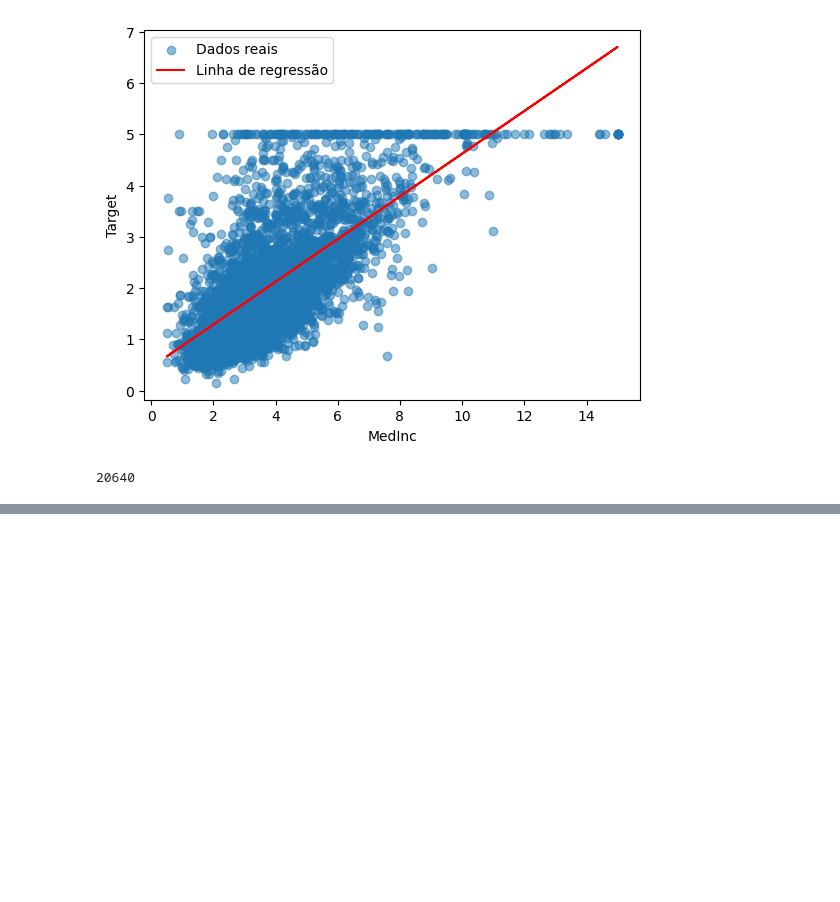
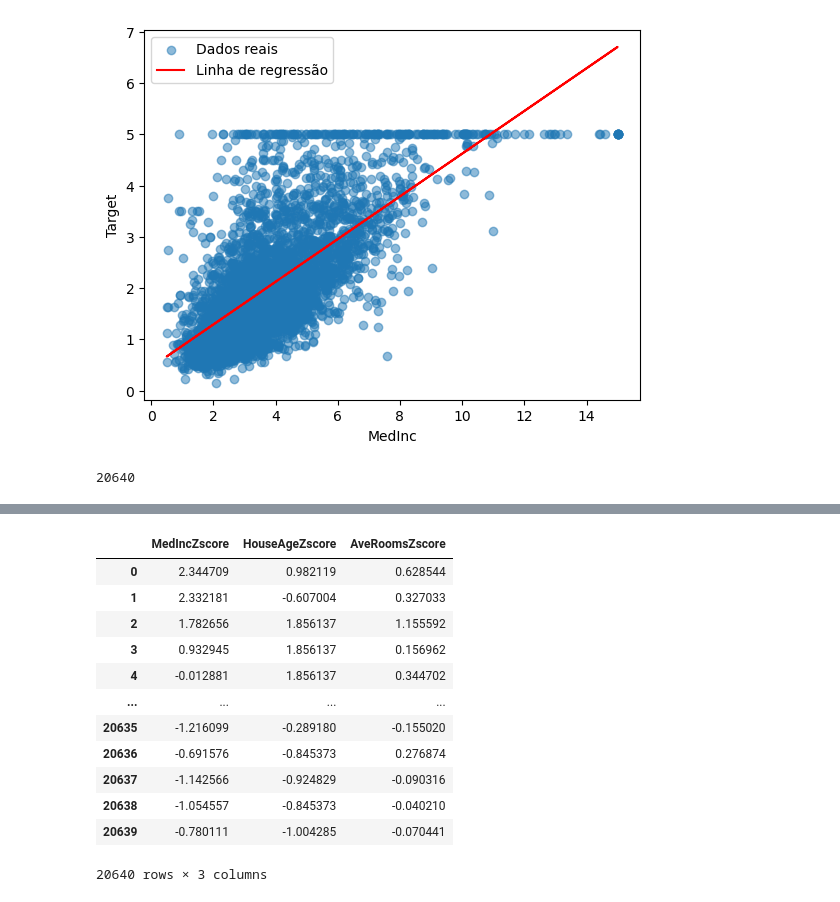
Before and after one commit to JeanBR1993/estudosML, a Jupyter notebook: estudoML.ipynb, the cells around one changed output, grey strips where cells are left out. Cells and saved outputs as stored; diff of their text form; code cells hidden in the pictures; blank space fills up the shorter version.

```diff
--- a/estudoML.ipynb
+++ b/estudoML.ipynb
@@ -308,0 +303,16 @@ SGD ElasticNet: RMSE = 0.803
+# %%
+hipotese2[["MedIncZscore", "HouseAgeZscore", "AveRoomsZscore"]]
+# %% [output]
+|  | MedIncZscore | HouseAgeZscore | AveRoomsZscore |
+| 0 | 2.344709 | 0.982119 | 0.628544 |
+| 1 | 2.332181 | -0.607004 | 0.327033 |
+| 2 | 1.782656 | 1.856137 | 1.155592 |
+| 3 | 0.932945 | 1.856137 | 0.156962 |
+| 4 | -0.012881 | 1.856137 | 0.344702 |
+| ... | ... | ... | ... |
+| 20635 | -1.216099 | -0.289180 | -0.155020 |
+| 20636 | -0.691576 | -0.845373 | 0.276874 |
+| 20637 | -1.142566 | -0.924829 | -0.090316 |
+| 20638 | -1.054557 | -0.845373 | -0.040210 |
+| 20639 | -0.780111 | -1.004285 | -0.070441 |
+20640 rows × 3 columns
```
Also changed, not shown: parts of 10 cells of this notebook, 3 other files.
